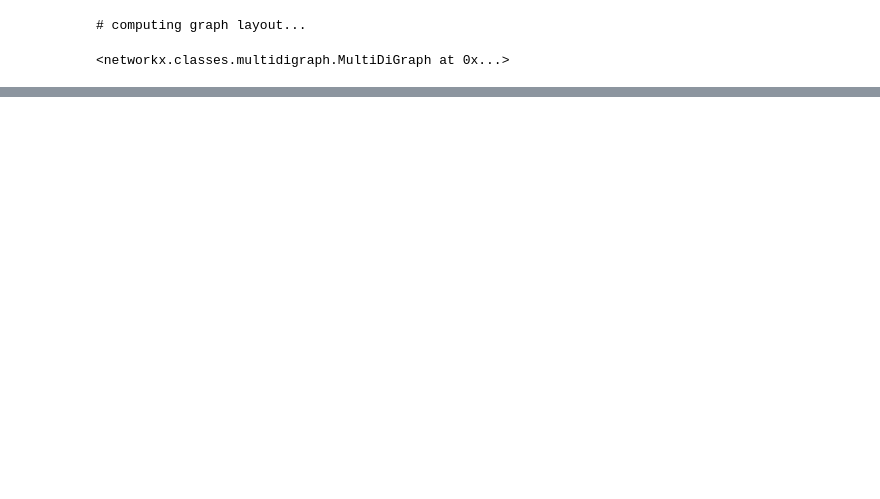
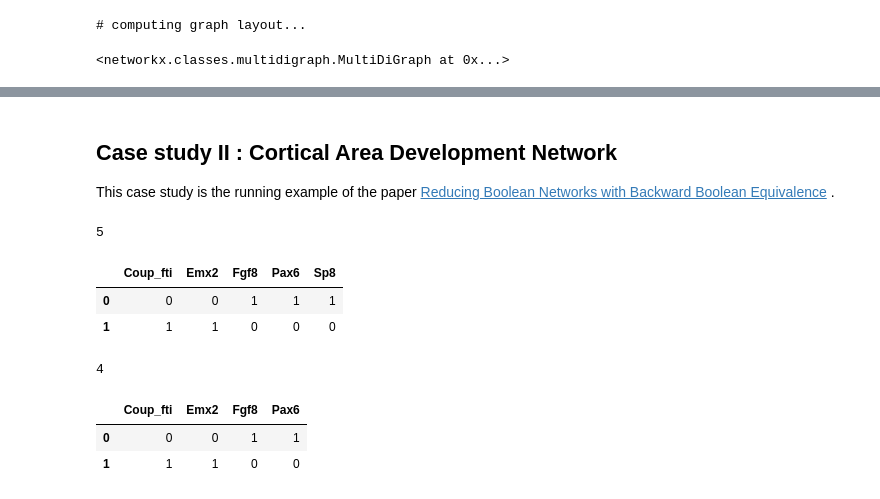
Before and after one commit to colomoto/ERODE-CoLoMoTo, a Jupyter notebook: demo.ipynb, the cells around one changed output, grey strips where cells are left out. Saved outputs shown, nothing was run; the diff lists cells and outputs as text; code cells hidden in the pictures; blank space fills up the shorter version.

```diff
--- a/demo.ipynb
+++ b/demo.ipynb
@@ -249,0 +153,4 @@ tcr40_red.influence_graph()
+# %% [markdown]
+## Case study II : Cortical Area Development Network
+
+This case study is the running example of the paper [Reducing Boolean Networks with Backward Boolean Equivalence](https://doi.org/10.1007/978-3-030-85633-5_1) .
@@ -249,0 +159,22 @@ tcr40_red.influence_graph()
+# %%
+CAD = minibn.BooleanNetwork.load("CAD.bnet")
+len(CAD)
+# %% [output]
+5
+# %%
+tabulate(bns.attractors(CAD.to_biolqm()))
+# %% [output]
+|  | Coup_fti | Emx2 | Fgf8 | Pax6 | Sp8 |
+| 0 | 0 | 0 | 1 | 1 | 1 |
+| 1 | 1 | 1 | 0 | 0 | 0 |
+# %%
+CAD_red = erode.bbe_reduction(CAD)
+len(CAD_red)
+# %% [output]
+4
+# %%
+tabulate(bns.attractors(CAD_red.to_biolqm()))
+# %% [output]
+|  | Coup_fti | Emx2 | Fgf8 | Pax6 |
+| 0 | 0 | 0 | 1 | 1 |
+| 1 | 1 | 1 | 0 | 0 |
```
Also changed, not shown: parts of 62 cells of this notebook, 2 other files.
